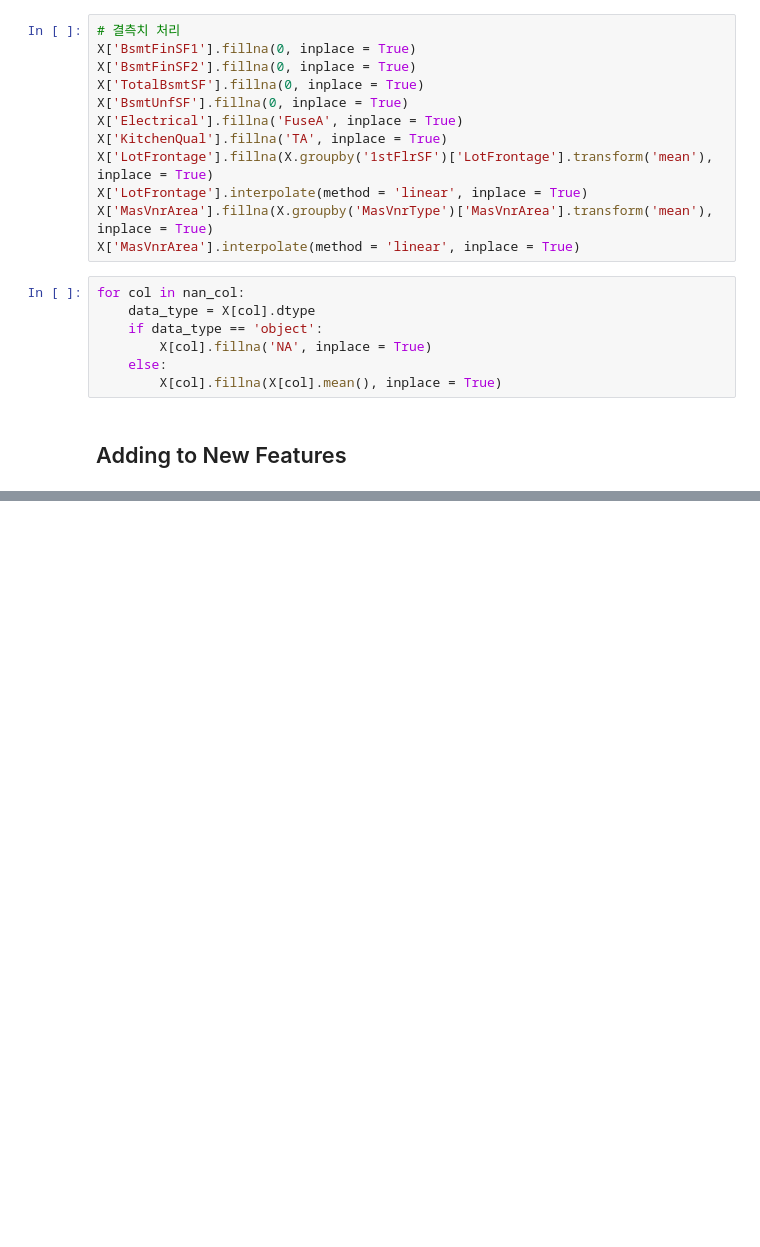
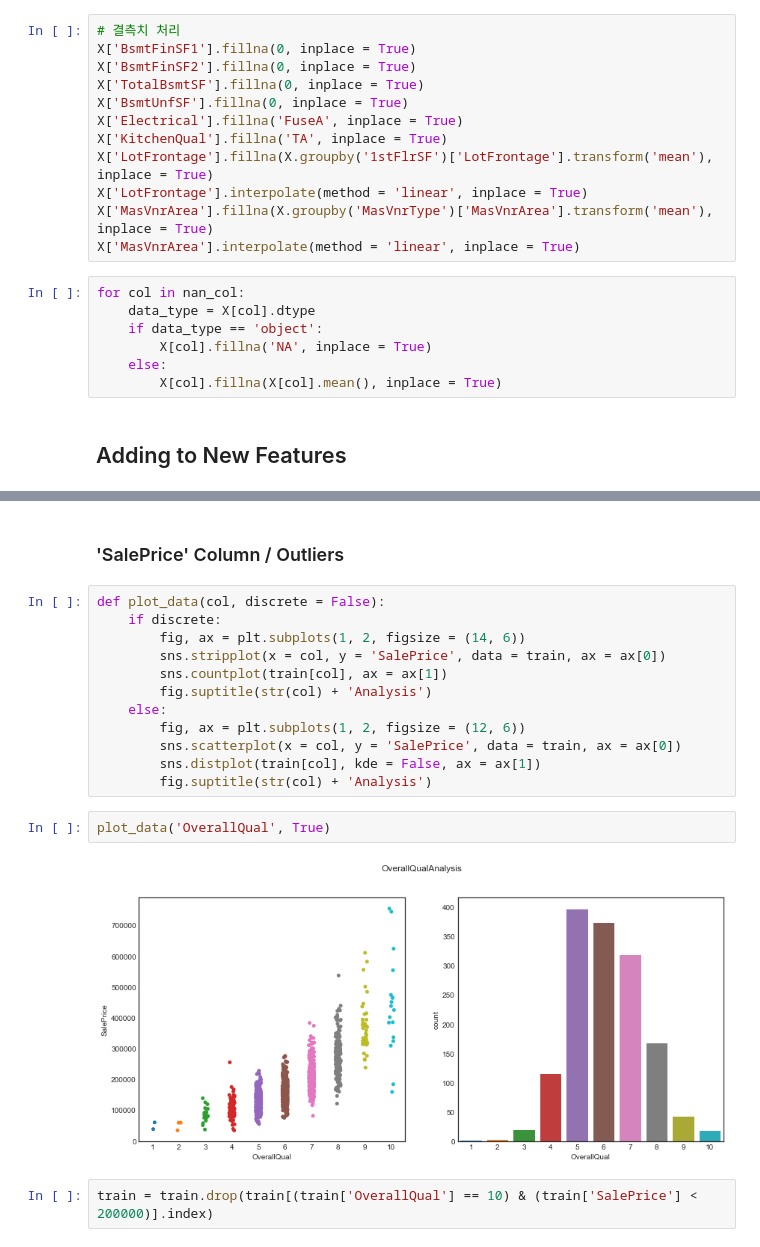
Before and after one commit to DONGRYEOLLEE1/WIL, a Jupyter notebook: 4. DL/2. Keras/WIL_HousingPrediction.ipynb, the cells around one changed output, grey strips where cells are left out. Saved outputs shown, nothing was run; the diff lists cells and outputs as text; blank space fills up the shorter version.

```diff
--- a/4. DL/2. Keras/WIL_HousingPrediction.ipynb
+++ b/4. DL/2. Keras/WIL_HousingPrediction.ipynb
@@ -152,0 +259,20 @@ X['Total_Sqeuare_Feet'] =
+# %% [markdown]
+### 'SalePrice' Column / Outliers
+# %%
+def plot_data(col, discrete = False):
+    if discrete:
+        fig, ax = plt.subplots(1, 2, figsize = (14, 6))
+        sns.stripplot(x = col, y = 'SalePrice', data = train, ax = ax[0])
+        sns.countplot(train[col], ax = ax[1])
+        fig.suptitle(str(col) + 'Analysis')
+    else:
+        fig, ax = plt.subplots(1, 2, figsize = (12, 6))
+        sns.scatterplot(x = col, y = 'SalePrice', data = train, ax = ax[0])
+        sns.distplot(train[col], kde = False, ax = ax[1])
+        fig.suptitle(str(col) + 'Analysis')
+# %%
+plot_data('OverallQual', True)
+# %% [output]
+[figure, added]
+# %%
+train = train.drop(train[(train['OverallQual'] == 10) & (train['SalePrice'] < 200000)].index)
```
Also changed, not shown: parts of 52 cells of this notebook, 23 other files.
